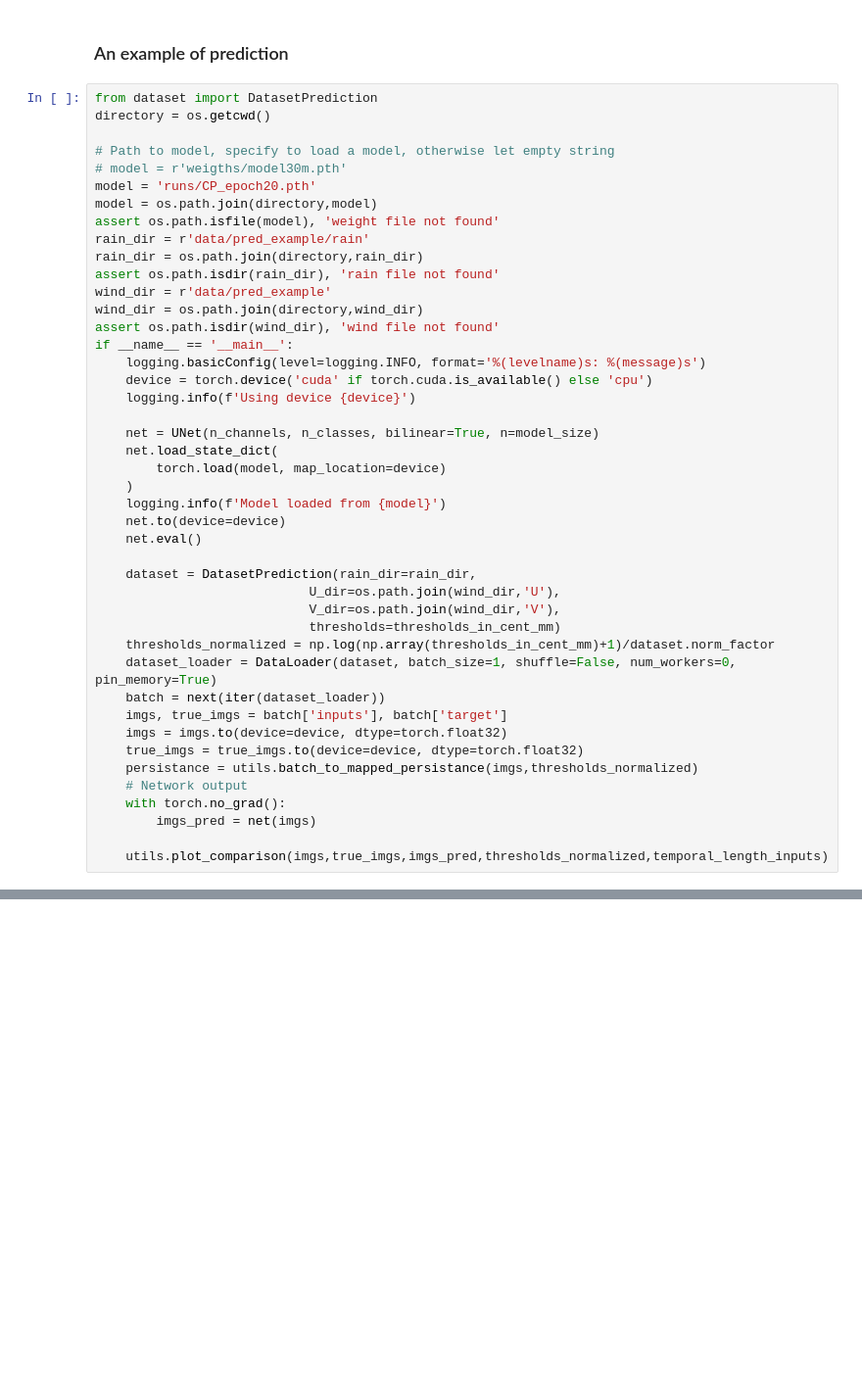
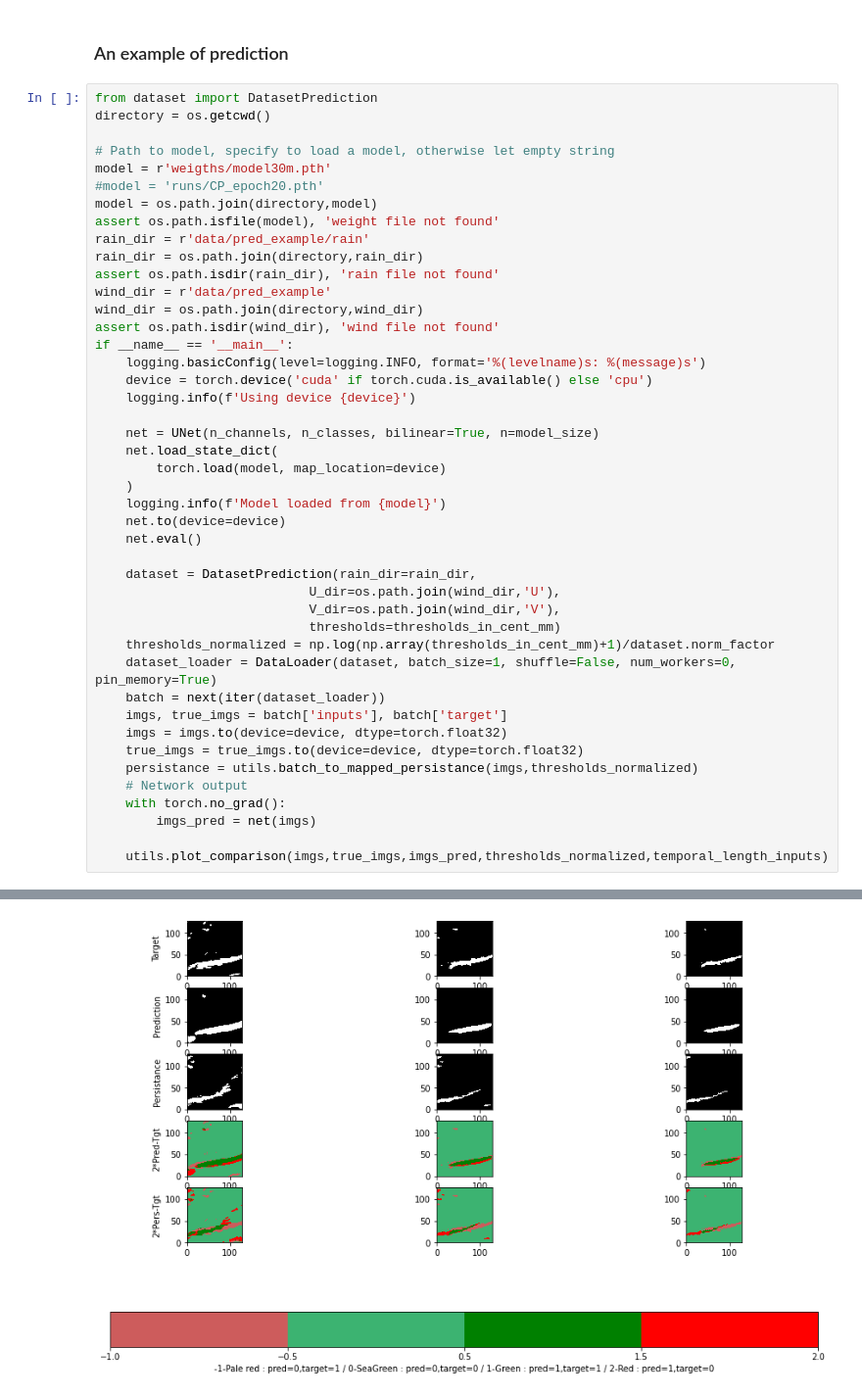
Before and after one commit to VincentBouget/rain-nowcasting-with-fusion-of-rainfall-and-wind-data-article, a Jupyter notebook: train.ipynb, the cells around one changed output, grey strips where cells are left out. Shown at 98% size. Cells and saved outputs as stored; diff of their text form; blank space fills up the shorter version.

```diff
--- a/train.ipynb
+++ b/train.ipynb
@@ -238,8 +238,8 @@ from dataset import DatasetPrediction
 directory = os.getcwd()
 
 # Path to model, specify to load a model, otherwise let empty string
-# model = r'weigths/model30m.pth'
-model = 'runs/CP_epoch20.pth'
+model = r'weigths/model30m.pth'
+#model = 'runs/CP_epoch20.pth'
 model = os.path.join(directory,model)
 assert os.path.isfile(model), 'weight file not found'
 rain_dir = r'data/pred_example/rain'
@@ -277,3 +277,4 @@ if __name__ == '__main__':
         imgs_pred = net(imgs)
 
     utils.plot_comparison(imgs,true_imgs,imgs_pred,thresholds_normalized,temporal_length_inputs)
+# %% [output]
@@ -279,0 +284 @@ if __name__ == '__main__':
+[figure, added]
```
Also changed, not shown: parts of 1 cell of this notebook, 4 other files.
